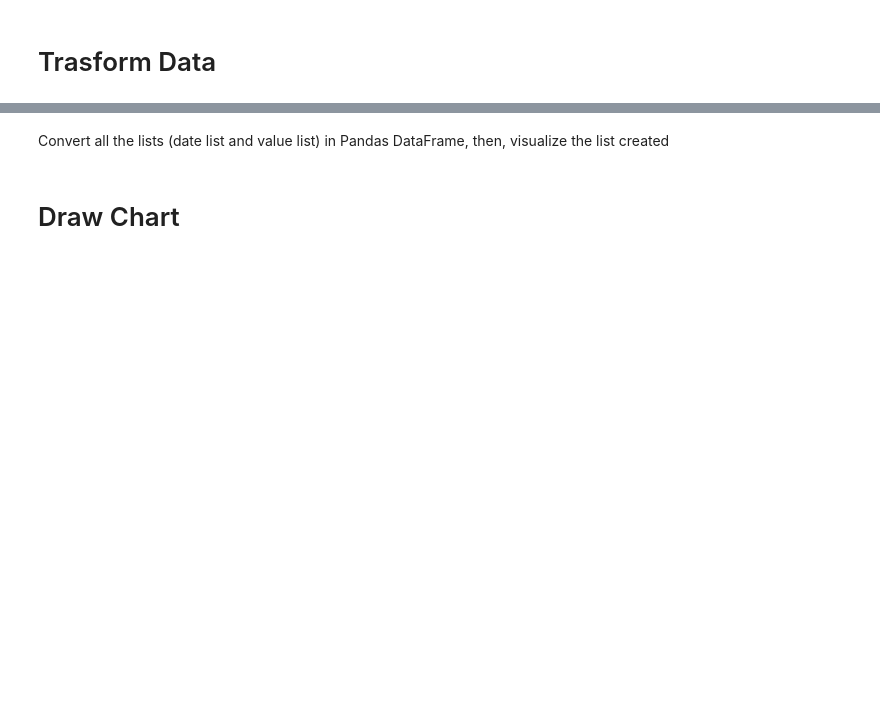
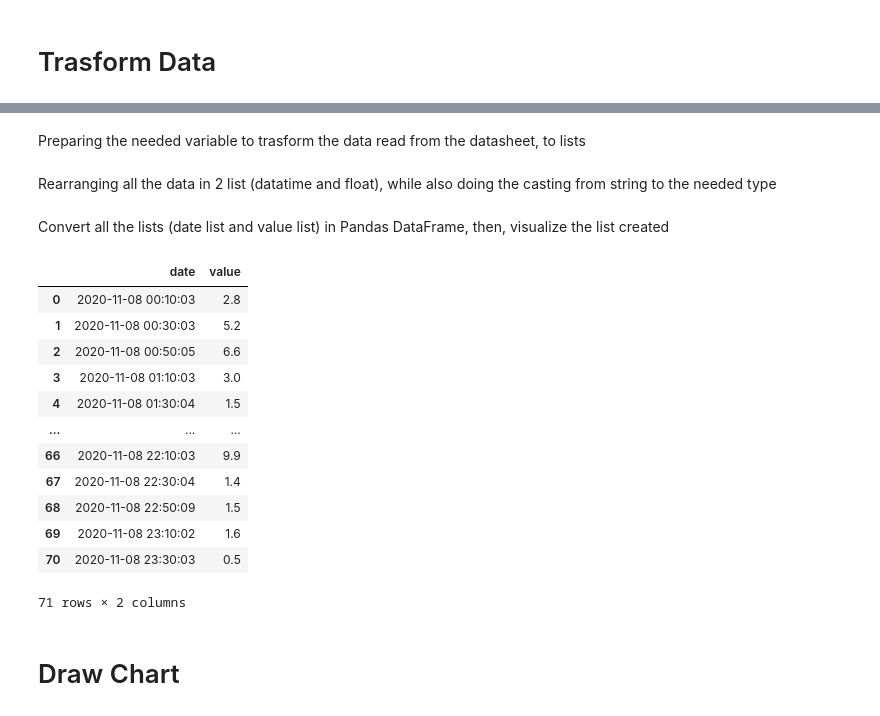
Before and after one commit to Wang-Kevin900/DataVisualization, a Jupyter notebook: EsercizioReti.ipynb, the cells around one changed output, grey strips where cells are left out. Saved outputs shown, nothing was run; the diff lists cells and outputs as text; code cells hidden in the pictures; blank space fills up the shorter version.

```diff
--- a/EsercizioReti.ipynb
+++ b/EsercizioReti.ipynb
@@ -69,0 +45,2 @@ date_list = list_of_date_value
+# %% [markdown]
+Preparing the needed variable to trasform the data read from the datasheet, to lists
@@ -70,14 +58,68 @@ date_list = list_of_date_value
+# %% [markdown]
+Rearranging all the data in 2 list (datatime and float), while also doing the casting from string to the needed type
+# %%
+from datetime import datetime
+
+# go through all the data, and return a list of the various couples of data
+for i in valori[0]:
+  # 32 is a value ascii that means "Space"
+  # 9 is a value ascii that means "Tab"
+  # 13 is a value ascii that means "Carriage Return"
+  # 10 is a value ascii that means "New Line"
+  # Ignore all the "special symbols", and just get all the "interesting" data
+  if i != 32 and i != 9 and i != 13:
+
+    buffer_of_data = buffer_of_data + chr(i);
+
+    if single_index_data_value == 0:
+      if len(buffer_of_data) == date_format:
+        string_of_data.append(datetime.strptime(buffer_of_data, "%d-%m-%Y").date())
+        buffer_of_data = ""
+        single_index_data_value+=1
+
+    elif single_index_data_value == 1:
+      if len(buffer_of_data) == time_format:
+        string_of_data.append(datetime.strptime(buffer_of_data, "%H:%M:%S").time())
+        buffer_of_data = ""
+        single_index_data_value+=1
+
+    elif single_index_data_value == 2:
+      if i == 10:
+        # Add the string to the string of data while also,
+        # Converting the value from string to float and replacing the "," in "." so that the casting is possible
+        string_of_data.append(float(buffer_of_data.replace(",", ".")))
+
+        list_of_datetime.append(datetime.combine(string_of_data[0], string_of_data[1]))
+        list_of_float.append(string_of_data[2])
+
+        buffer_of_data = ""
+        string_of_data.clear()
+        single_index_data_value = 0
 # %% [markdown]
 Convert all the lists (date list and value list) in Pandas DataFrame, then, visualize the list created
 # %%
 import pandas as pd
 
 # convert the 2 lists in a pandas dataframe
-data = pd.DataFrame({'date': date_list,
-                     'value': value_list})
+data = pd.DataFrame({'date': list_of_datetime,
+                     'value': list_of_float})
 
 # print out the datagram
 data
+# %% [output]
+|  | date | value |
+| 0 | 2020-11-08 00:10:03 | 2.8 |
+| 1 | 2020-11-08 00:30:03 | 5.2 |
+| 2 | 2020-11-08 00:50:05 | 6.6 |
+| 3 | 2020-11-08 01:10:03 | 3.0 |
+| 4 | 2020-11-08 01:30:04 | 1.5 |
+| ... | ... | ... |
+| 66 | 2020-11-08 22:10:03 | 9.9 |
+| 67 | 2020-11-08 22:30:04 | 1.4 |
+| 68 | 2020-11-08 22:50:09 | 1.5 |
+| 69 | 2020-11-08 23:10:02 | 1.6 |
+| 70 | 2020-11-08 23:30:03 | 0.5 |
+71 rows × 2 columns
 # %% [markdown]
 # Draw Chart
 # %% [markdown]
```
Also changed, not shown: parts of 13 cells of this notebook.
